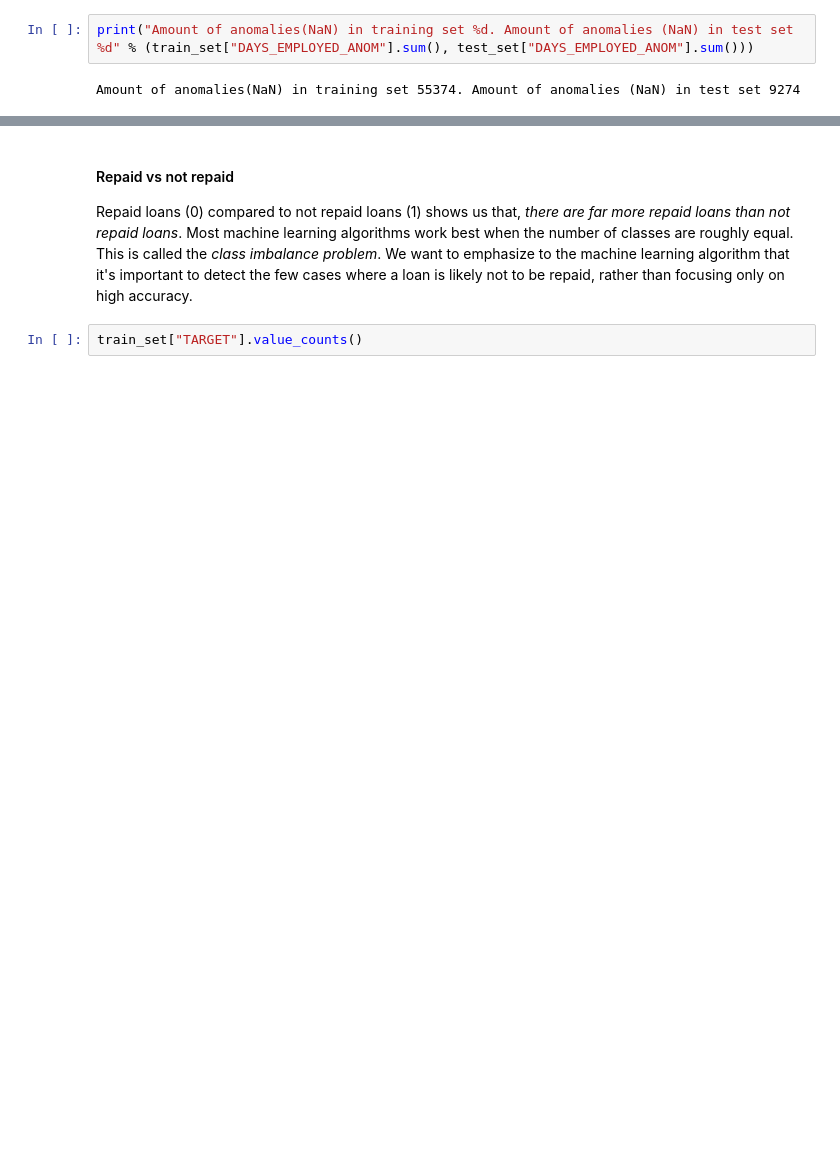
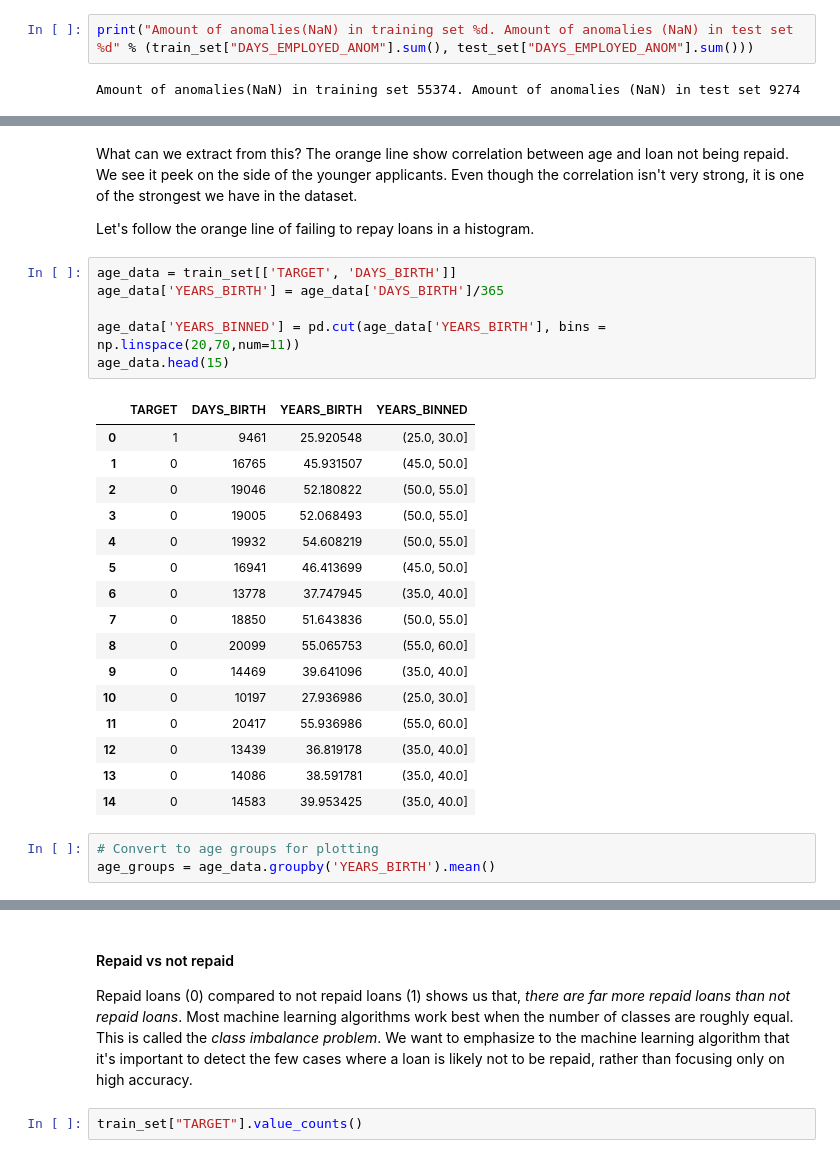
Before and after one commit to adrsolheim/notebooks, a Jupyter notebook: home-credit-default-risk/home_credit_default_risk.ipynb, the cells around one changed output, grey strips where cells are left out. Drawn from its saved outputs; the diff is of its cells as text; blank space fills up the shorter version.

```diff
--- a/home-credit-default-risk/home_credit_default_risk.ipynb
+++ b/home-credit-default-risk/home_credit_default_risk.ipynb
@@ -408,0 +499,30 @@ Amount of anomalies(NaN) in training set 55374. Amount of anomalies (NaN) in tes
+# %% [markdown]
+What can we extract from this? The orange line show correlation between age and loan not being repaid. We see it peek on the side of the younger applicants. Even though the correlation isn't very strong, it is one of the strongest we have in the dataset.
+
+Let's follow the orange line of failing to repay loans in a histogram.
+# %%
+age_data = train_set[['TARGET', 'DAYS_BIRTH']]
+age_data['YEARS_BIRTH'] = age_data['DAYS_BIRTH']/365
+
+age_data['YEARS_BINNED'] = pd.cut(age_data['YEARS_BIRTH'], bins = np.linspace(20,70,num=11))
+age_data.head(15)
+# %% [output]
+|  | TARGET | DAYS_BIRTH | YEARS_BIRTH | YEARS_BINNED |
+| 0 | 1 | 9461 | 25.920548 | (25.0, 30.0] |
+| 1 | 0 | 16765 | 45.931507 | (45.0, 50.0] |
+| 2 | 0 | 19046 | 52.180822 | (50.0, 55.0] |
+| 3 | 0 | 19005 | 52.068493 | (50.0, 55.0] |
+| 4 | 0 | 19932 | 54.608219 | (50.0, 55.0] |
+| 5 | 0 | 16941 | 46.413699 | (45.0, 50.0] |
+| 6 | 0 | 13778 | 37.747945 | (35.0, 40.0] |
+| 7 | 0 | 18850 | 51.643836 | (50.0, 55.0] |
+| 8 | 0 | 20099 | 55.065753 | (55.0, 60.0] |
+| 9 | 0 | 14469 | 39.641096 | (35.0, 40.0] |
+| 10 | 0 | 10197 | 27.936986 | (25.0, 30.0] |
+| 11 | 0 | 20417 | 55.936986 | (55.0, 60.0] |
+| 12 | 0 | 13439 | 36.819178 | (35.0, 40.0] |
+| 13 | 0 | 14086 | 38.591781 | (35.0, 40.0] |
+| 14 | 0 | 14583 | 39.953425 | (35.0, 40.0] |
+# %%
+# Convert to age groups for plotting
+age_groups = age_data.groupby('YEARS_BIRTH').mean()
```
Also changed, not shown: parts of 21 cells of this notebook.
